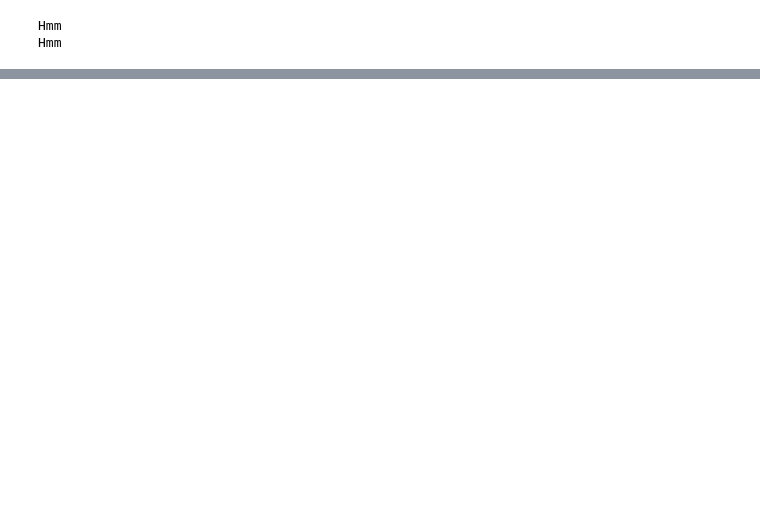
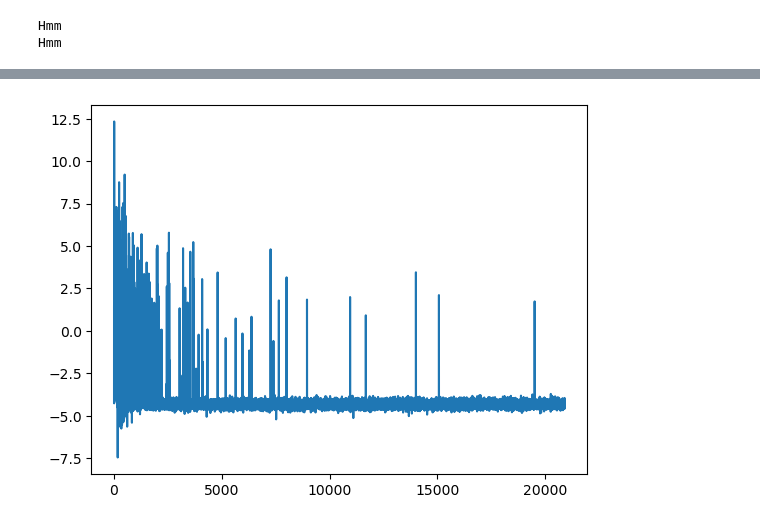
Before and after one commit to Minecraftian14/dl-gen-lyrics, a Jupyter notebook: sandbox/working_around_solution_manager.ipynb, the cells around one changed output, grey strips where cells are left out. Saved outputs shown, nothing was run; the diff lists cells and outputs as text; code cells hidden in the pictures; blank space fills up the shorter version.

```diff
--- a/sandbox/working_around_solution_manager.ipynb
+++ b/sandbox/working_around_solution_manager.ipynb
@@ -248,0 +307,17 @@ trainer.loss
+# %%
+for _, _, content, _ in small_dataset[:1]:
+    content = solution.clean_text(content)
+    annotation = solution.annotate_text(content)
+    literal_tokens = solution.tokenize_text(content)
+    indicial_tokens = np.zeros(len(literal_tokens), dtype=np.long)
+    for i, token in enumerate(literal_tokens): indicial_tokens[i] = vocabulary.encode(token)
+    embeds = solution.embed_tokens(indicial_tokens)
+    sample = solution.inject_sample(embeds, annotation)
+    sample = torch.tensor(sample.astype(np.long))
+    # yield sample[:-1], sample[-1].type(torch.long)
+    for i in range(3, min(20, len(sample))):
+        _input = sample[None, :i]
+        with torch.no_grad():
+            preds = model.forward(torch.tensor(_input).to(trainer.device), torch.tensor([len(x) for x in _input]).to(trainer.device)).to('cpu')
+        thing = vocabulary.decode(preds.argmax().item())
+        print(literal_tokens[:i], thing)
@@ -248,0 +342,5 @@ trainer.loss
+# %%
+plt.plot(preds[0])
+plt.show()
+# %% [output]
+[figure, added]
```
Also changed, not shown: parts of 36 cells of this notebook, 7 other files.
